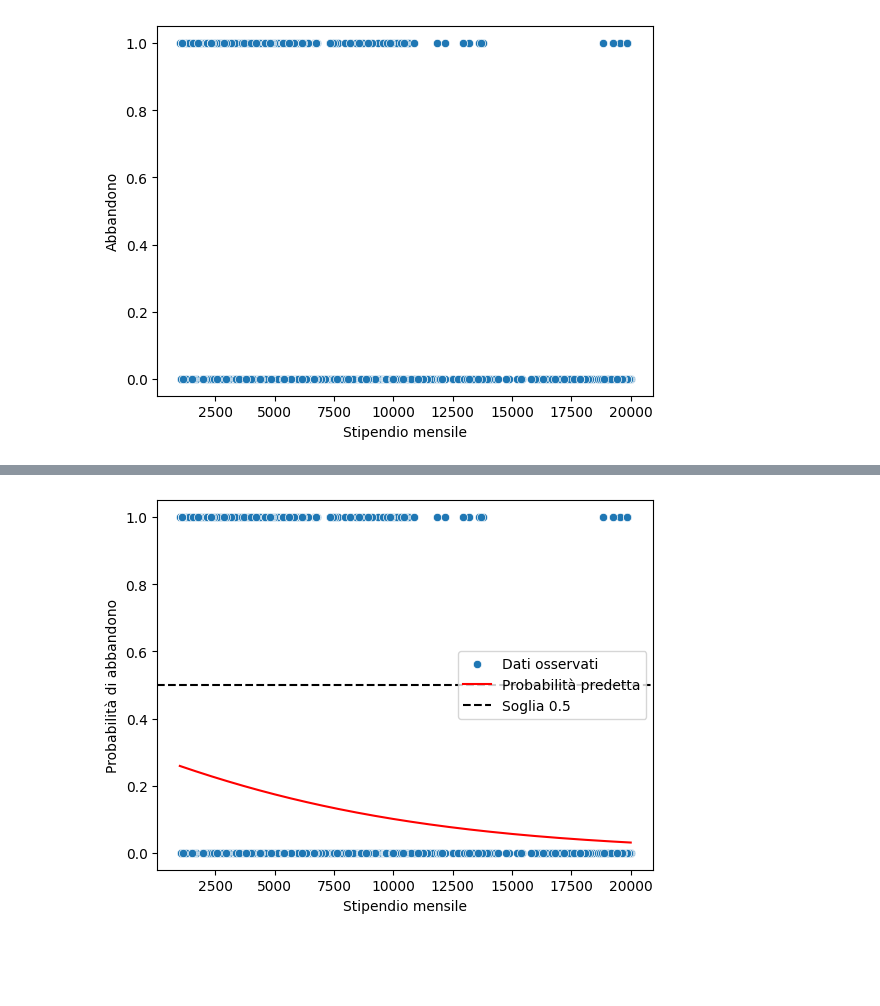
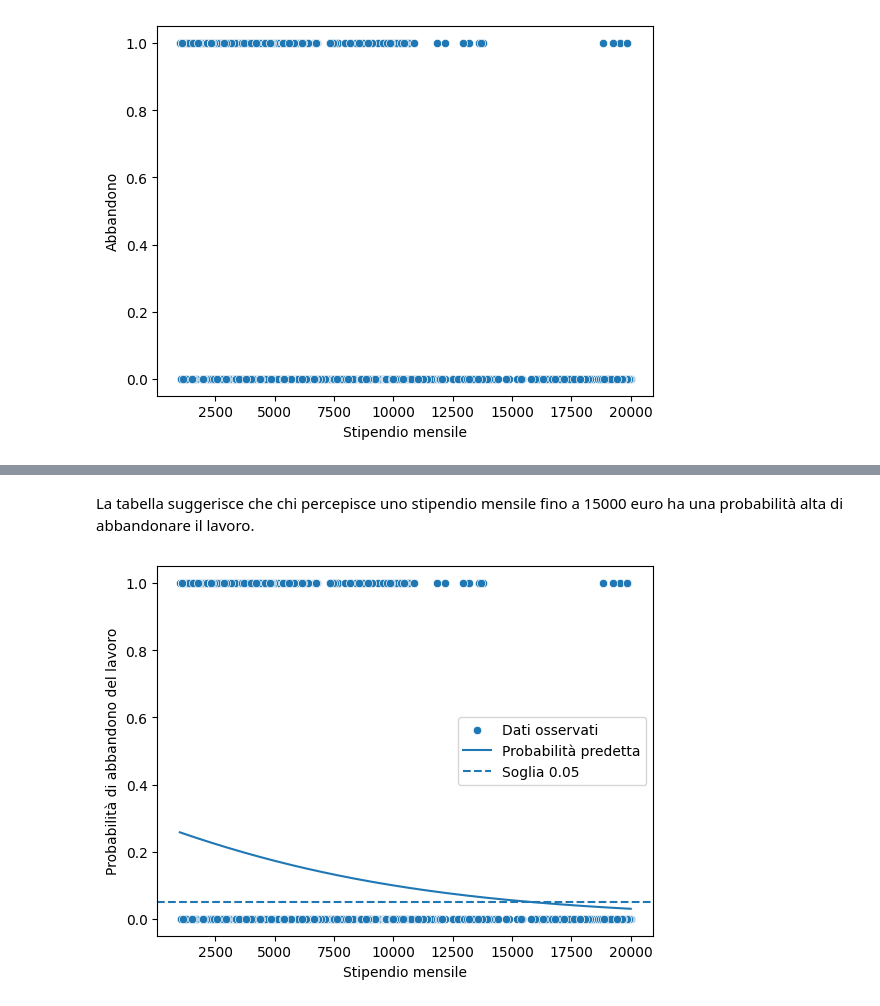
Before and after one commit to elisamezzi/Progetto_IDSAPCProg_gruppo5, a Jupyter notebook: notebooks/IntroDSePCProg_gruppo5_Attritition.ipynb, the cells around one changed output, grey strips where cells are left out. Saved outputs shown, nothing was run; the diff lists cells and outputs as text; code cells hidden in the pictures; blank space fills up the shorter version.

```diff
--- a/notebooks/IntroDSePCProg_gruppo5_Attritition.ipynb
+++ b/notebooks/IntroDSePCProg_gruppo5_Attritition.ipynb
@@ -1215,0 +1206,7 @@ LogisticRegression(random_state=42)
+# %%
+#Addestriamo il modello
+x_df_EA_clean=df_EA_clean[["MonthlyIncome"]]
+y_df_EA_clean = df_EA_clean["Attrition"]
+
+df_EA_clean_model = LogisticRegression()
+df_EA_clean_model.fit(x_df_EA_clean, y_df_EA_clean)
@@ -1216,14 +1258,19 @@ LogisticRegression(random_state=42)
+# %% [markdown]
+La tabella suggerisce che chi percepisce uno stipendio mensile fino a 15000 euro ha una probabilità alta di abbandonare il lavoro.
 # %%
-x_grid=pd.DataFrame({ "MonthlyIncome": np.linspace(df_EA_clean["MonthlyIncome"].min(), df_EA_clean["MonthlyIncome"].max(), 200)})
-x_grid_scaled=scaler_single.transform(x_grid)
-grid_probs=lr_single.predict_proba(x_grid_scaled)[:,1]
+#Visualizziamo la curva logistica
+x_grid = pd.DataFrame({
+    "MonthlyIncome": np.linspace(df_EA_clean["MonthlyIncome"].min(), df_EA_clean["MonthlyIncome"].max(), 200)
+})
+
+grid_probs = df_EA_clean_model.predict_proba(x_grid)[:, 1]
 
 sns.scatterplot(data=df_EA_clean, x="MonthlyIncome", y="Attrition", label="Dati osservati")
-plt.plot(x_grid["MonthlyIncome"], grid_probs, color="red", label="Probabilità predetta")
-plt.axhline(0.5, linestyle="--", color="black", label="Soglia 0.5")
+plt.plot(x_grid["MonthlyIncome"], grid_probs, label="Probabilità predetta")
+plt.axhline(0.05, linestyle="--", label="Soglia 0.05")
 plt.xlabel("Stipendio mensile")
-plt.ylabel("Probabilità di abbandono")
+plt.ylabel("Probabilità di abbandono del lavoro")
 plt.legend()
 plt.show()
 # %% [output]
-[figure, old version]
+[figure, new version]
```
Also changed, not shown: parts of 15 cells of this notebook.
